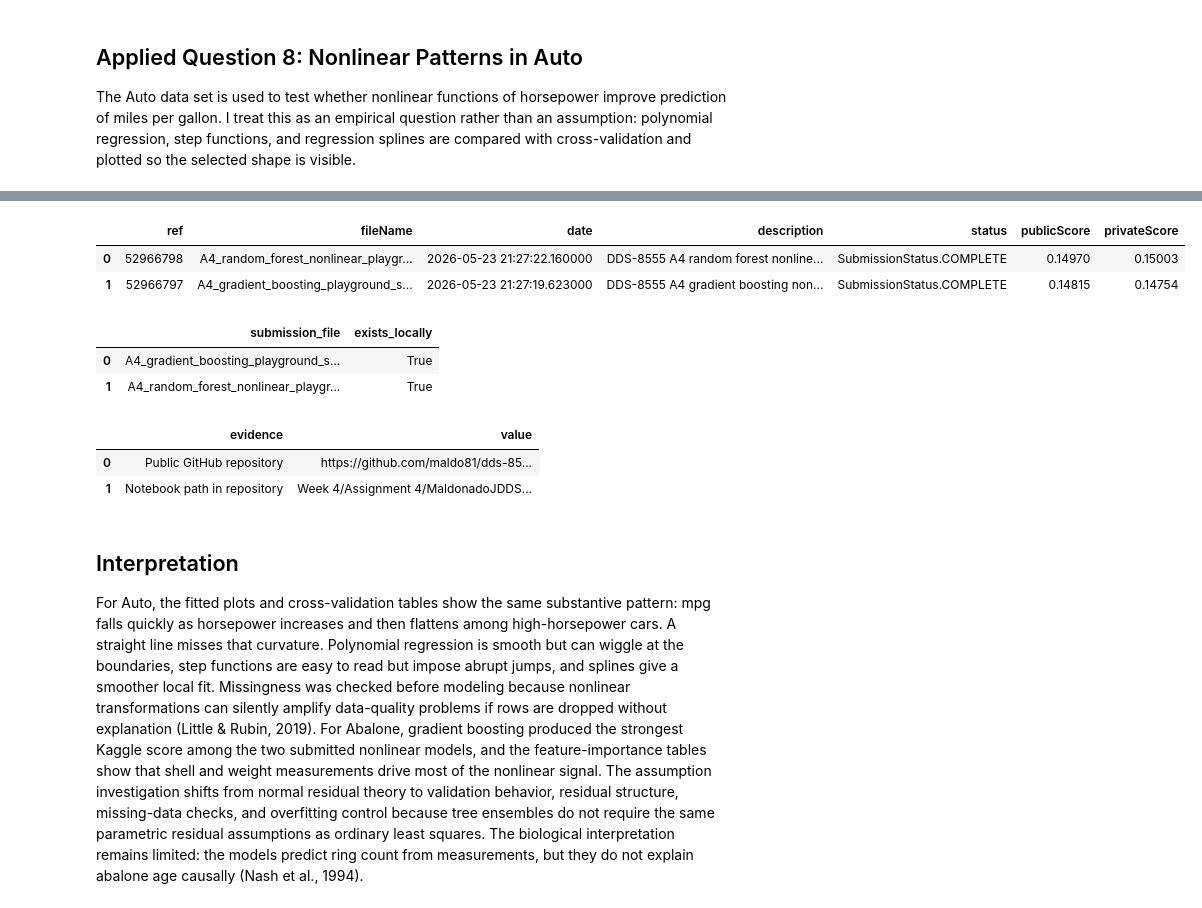
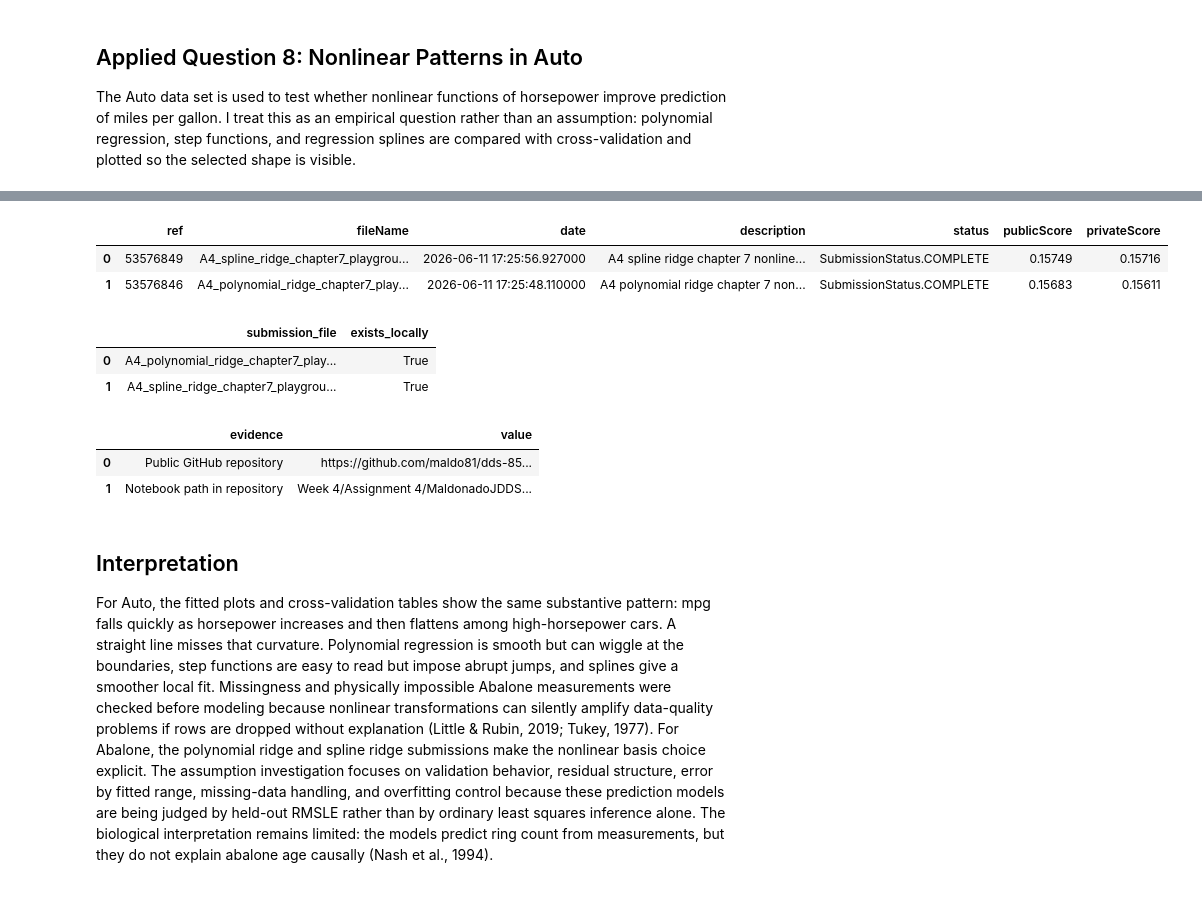
Before and after one commit to maldo81/dds-8555-predictive-analysis, a Jupyter notebook: Week 4/Assignment 4/MaldonadoJDDS8555-4.ipynb, the cells around one changed output, grey strips where cells are left out. Cells and saved outputs as stored; diff of their text form; code cells hidden in the pictures.

```diff
--- a/Week 4/Assignment 4/MaldonadoJDDS8555-4.ipynb
+++ b/Week 4/Assignment 4/MaldonadoJDDS8555-4.ipynb
@@ -338,47 +513,48 @@ for encoding in ("utf-16", "utf-8"):
         text = status_path.read_text(encoding=encoding)
         break
     except UnicodeError:
         continue
 
 records = []
+expected_files = set(['A4_polynomial_ridge_chapter7_playground_series_s4e4.csv', 'A4_spline_ridge_chapter7_playground_series_s4e4.csv'])
 for line in text.splitlines():
     parts = re.split(r"\s{2,}", line.strip())
-    if len(parts) >= 7 and parts[0].isdigit() and "A4_" in parts[1]:
+    if len(parts) >= 7 and parts[0].isdigit() and "A4_" in parts[1] and parts[1] in expected_files:
         records.append({
             "ref": parts[0],
             "fileName": parts[1],
             "date": parts[2],
             "description": parts[3],
             "status": parts[4],
             "publicScore": parts[5],
             "privateScore": parts[6],
         })
 
 display(pd.DataFrame(records))
 display(pd.DataFrame({
-    "submission_file": ['A4_gradient_boosting_playground_series_s4e4.csv', 'A4_random_forest_nonlinear_playground_series_s4e4.csv'],
-    "exists_locally": [(SUBMISSIONS / file).exists() for file in ['A4_gradient_boosting_playground_series_s4e4.csv', 'A4_random_forest_nonlinear_playground_series_s4e4.csv']],
+    "submission_file": ['A4_polynomial_ridge_chapter7_playground_series_s4e4.csv', 'A4_spline_ridge_chapter7_playground_series_s4e4.csv'],
+    "exists_locally": [(SUBMISSIONS / file).exists() for file in ['A4_polynomial_ridge_chapter7_playground_series_s4e4.csv', 'A4_spline_ridge_chapter7_playground_series_s4e4.csv']],
 }))
 display(pd.DataFrame({
     "evidence": ["Public GitHub repository", "Notebook path in repository"],
     "value": [
         "https://github.com/maldo81/dds-8555-predictive-analysis",
         "Week 4/Assignment 4/MaldonadoJDDS8555-4.ipynb",
     ],
 }))
 # %% [output]
 |  | ref | fileName | date | description | status | publicScore | privateScore |
-| 0 | 52966798 | A4_random_forest_nonlinear_playgr... | 2026-05-23 21:27:22.160000 | DDS-8555 A4 random forest nonline... | SubmissionStatus.COMPLETE | 0.14970 | 0.15003 |
-| 1 | 52966797 | A4_gradient_boosting_playground_s... | 2026-05-23 21:27:19.623000 | DDS-8555 A4 gradient boosting non... | SubmissionStatus.COMPLETE | 0.14815 | 0.14754 |
+| 0 | 53576849 | A4_spline_ridge_chapter7_playgrou... | 2026-06-11 17:25:56.927000 | A4 spline ridge chapter 7 nonline... | SubmissionStatus.COMPLETE | 0.15749 | 0.15716 |
+| 1 | 53576846 | A4_polynomial_ridge_chapter7_play... | 2026-06-11 17:25:48.110000 | A4 polynomial ridge chapter 7 non... | SubmissionStatus.COMPLETE | 0.15683 | 0.15611 |
 |  | submission_file | exists_locally |
-| 0 | A4_gradient_boosting_playground_s... | True |
-| 1 | A4_random_forest_nonlinear_playgr... | True |
+| 0 | A4_polynomial_ridge_chapter7_play... | True |
+| 1 | A4_spline_ridge_chapter7_playgrou... | True |
 |  | evidence | value |
 | 0 | Public GitHub repository | https://github.com/maldo81/dds-85... |
 | 1 | Notebook path in repository | Week 4/Assignment 4/MaldonadoJDDS... |
 # %% [markdown]
 ## Interpretation
 
-For Auto, the fitted plots and cross-validation tables show the same substantive pattern: mpg falls quickly as horsepower increases and then flattens among high-horsepower cars.  A straight line misses that curvature.  Polynomial regression is smooth but can wiggle at the boundaries, step functions are easy to read but impose abrupt jumps, and splines give a smoother local fit.  Missingness was checked before modeling because nonlinear transformations can silently amplify data-quality problems if rows are dropped without explanation (Little & Rubin, 2019).  For Abalone, gradient boosting produced the strongest Kaggle score among the two submitted nonlinear models, and the feature-importance tables show that shell and weight measurements drive most of the nonlinear signal.  The assumption investigation shifts from normal residual theory to validation behavior, residual structure, missing-data checks, and overfitting control because tree ensembles do not require the same parametric residual assumptions as ordinary least squares.  The biological interpretation remains limited: the models predict ring count from measurements, but they do not explain abalone age causally (Nash et al., 1994).
+For Auto, the fitted plots and cross-validation tables show the same substantive pattern: mpg falls quickly as horsepower increases and then flattens among high-horsepower cars.  A straight line misses that curvature.  Polynomial regression is smooth but can wiggle at the boundaries, step functions are easy to read but impose abrupt jumps, and splines give a smoother local fit.  Missingness and physically impossible Abalone measurements were checked before modeling because nonlinear transformations can silently amplify data-quality problems if rows are dropped without explanation (Little & Rubin, 2019; Tukey, 1977).  For Abalone, the polynomial ridge and spline ridge submissions make the nonlinear basis choice explicit.  The assumption investigation focuses on validation behavior, residual structure, error by fitted range, missing-data handling, and overfitting control because these prediction models are being judged by held-out RMSLE rather than by ordinary least squares inference alone.  The biological interpretation remains limited: the models predict ring count from measurements, but they do not explain abalone age causally (Nash et al., 1994).
 # %% [markdown]
 ## References
```
Also changed, not shown: parts of 23 cells of this notebook, 1 other file.
